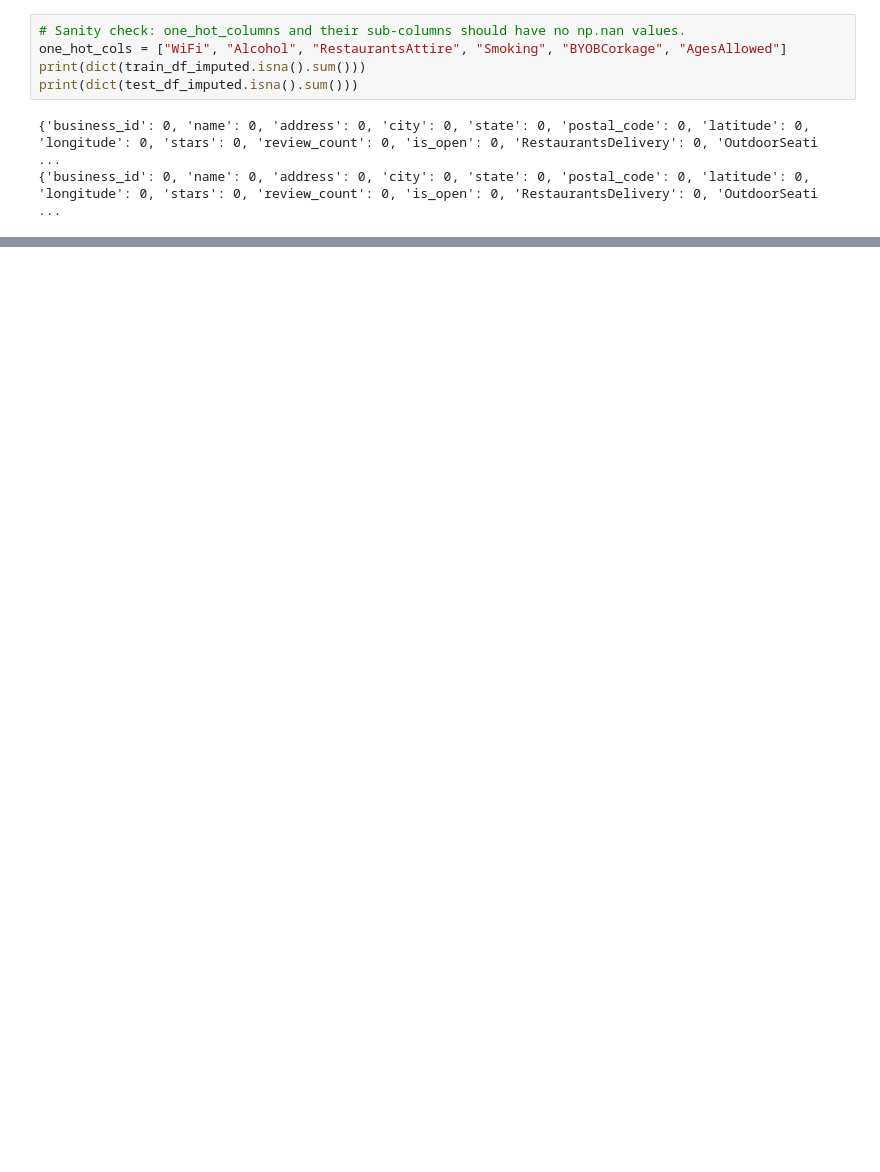
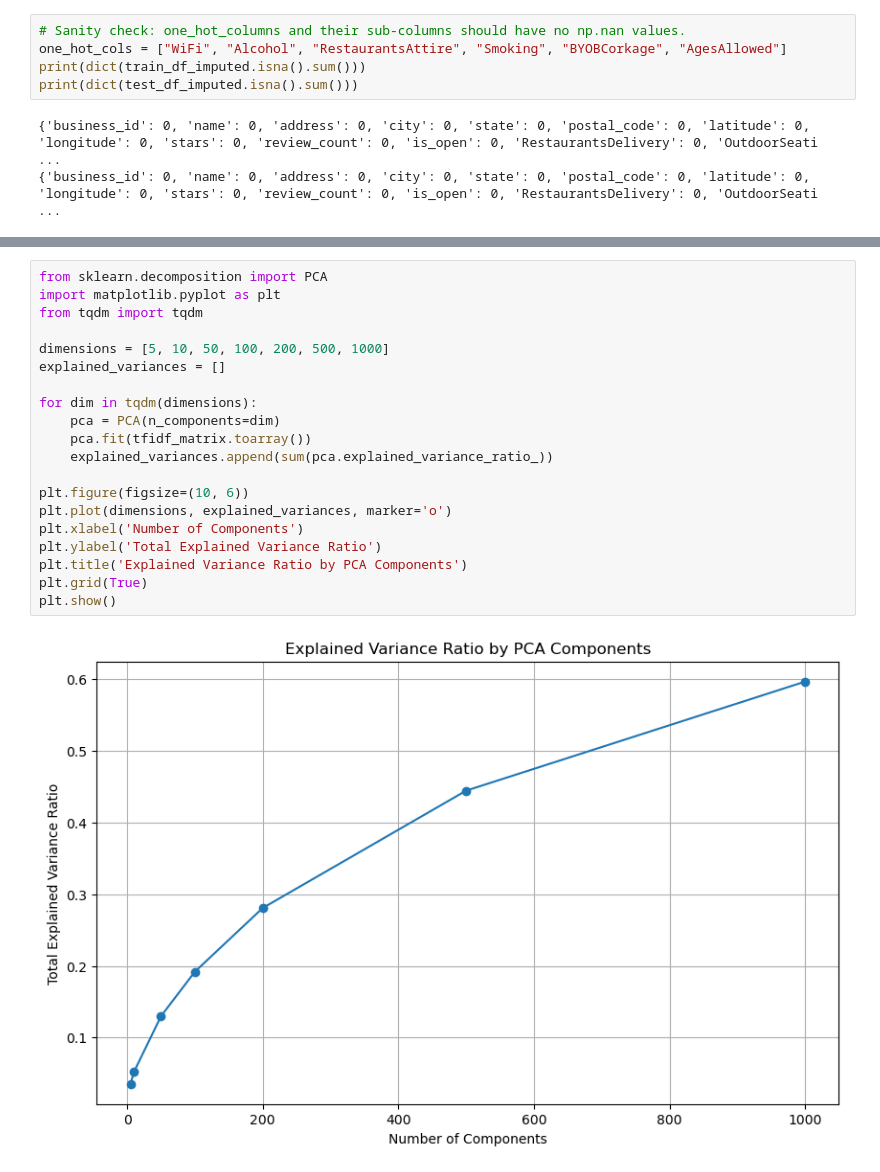
Before and after one commit to Thunderbeee/yelp_ac209a, a Jupyter notebook: milestone4_code.ipynb, the cells around one changed output, grey strips where cells are left out. Drawn from its saved outputs; the diff is of its cells as text; blank space fills up the shorter version.

```diff
--- a/milestone4_code.ipynb
+++ b/milestone4_code.ipynb
@@ -800,0 +822,22 @@ The entire process mainly relies on the content of AC 209a, from cleaning data (
+# %%
+from sklearn.decomposition import PCA
+import matplotlib.pyplot as plt
+from tqdm import tqdm
+
+dimensions = [5, 10, 50, 100, 200, 500, 1000]
+explained_variances = []
+
+for dim in tqdm(dimensions):
+    pca = PCA(n_components=dim)
+    pca.fit(tfidf_matrix.toarray())
+    explained_variances.append(sum(pca.explained_variance_ratio_))
+
+plt.figure(figsize=(10, 6))
+plt.plot(dimensions, explained_variances, marker='o')
+plt.xlabel('Number of Components')
+plt.ylabel('Total Explained Variance Ratio')
+plt.title('Explained Variance Ratio by PCA Components')
+plt.grid(True)
+plt.show()
+# %% [output]
+[figure, added]
```
Also changed, not shown: parts of 98 cells of this notebook.
